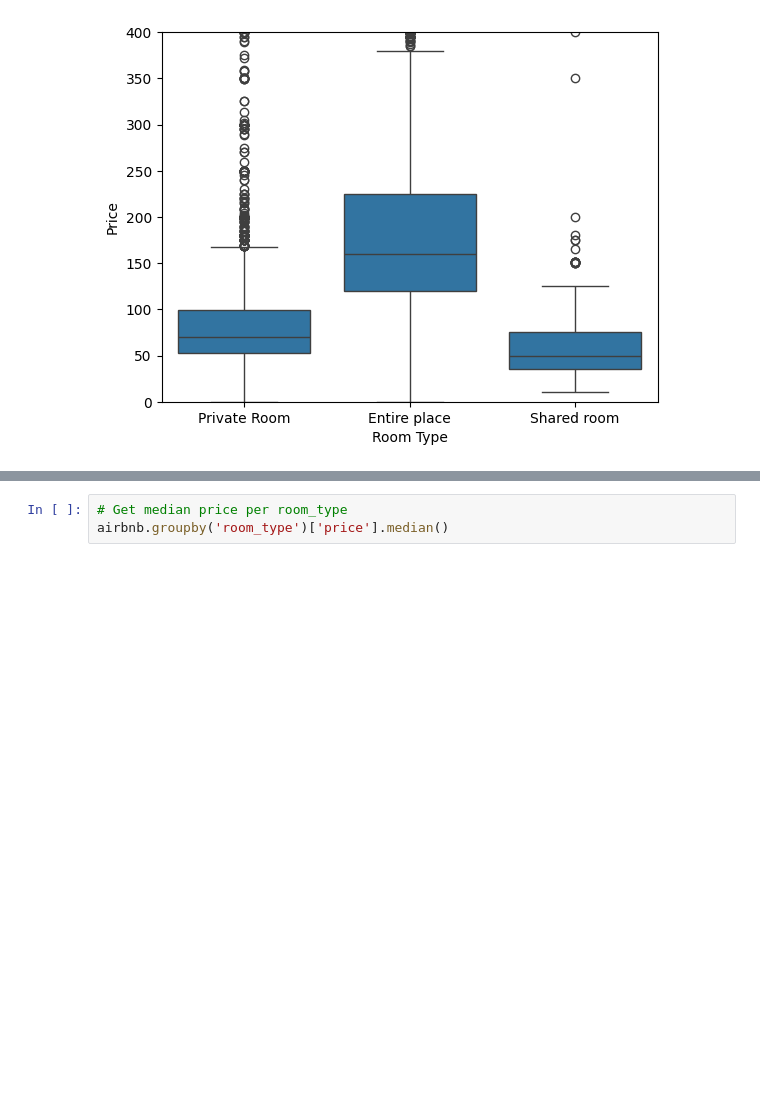
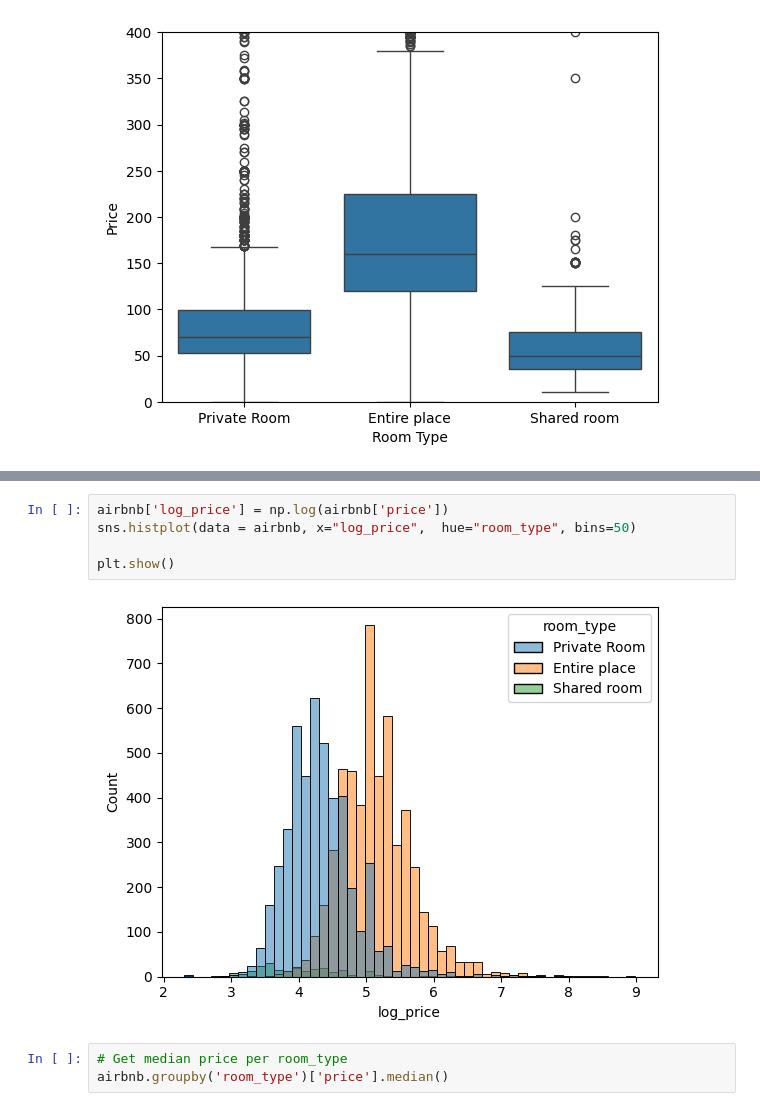
Before and after one commit to kingb6/Data_Preprocessing_Report, a Jupyter notebook: Cleaning_Data_in_Python_live_session.ipynb, the cells around one changed output, grey strips where cells are left out. Saved outputs shown, nothing was run; the diff lists cells and outputs as text; blank space fills up the shorter version.

```diff
--- a/Cleaning_Data_in_Python_live_session.ipynb
+++ b/Cleaning_Data_in_Python_live_session.ipynb
@@ -578,3 +590,10 @@ plt.show()
+# %%
+airbnb['log_price'] = np.log(airbnb['price'])
+sns.histplot(data = airbnb, x="log_price",  hue="room_type", bins=50)
+
+plt.show()
+# %% [output]
+[figure, added]
 # %%
 # Get median price per room_type
 airbnb.groupby('room_type')['price'].median()
```
Also changed, not shown: parts of 15 cells of this notebook.
